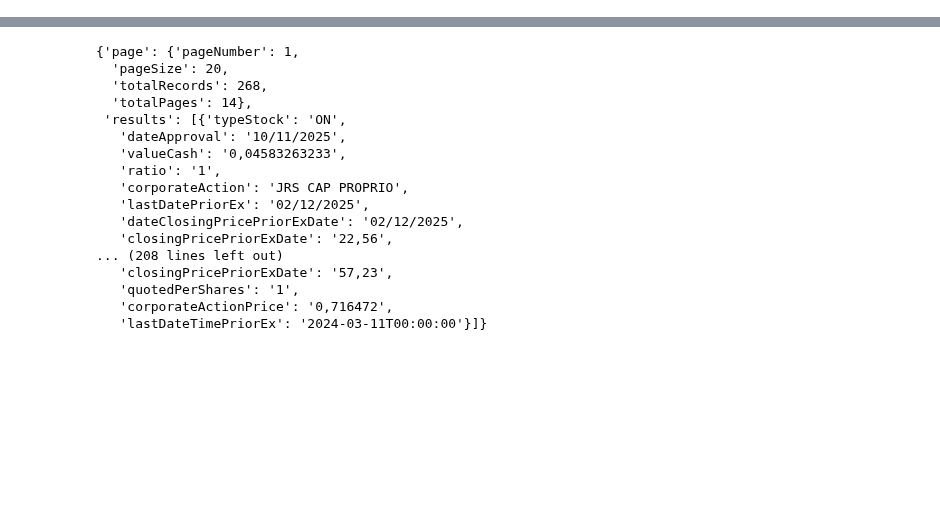
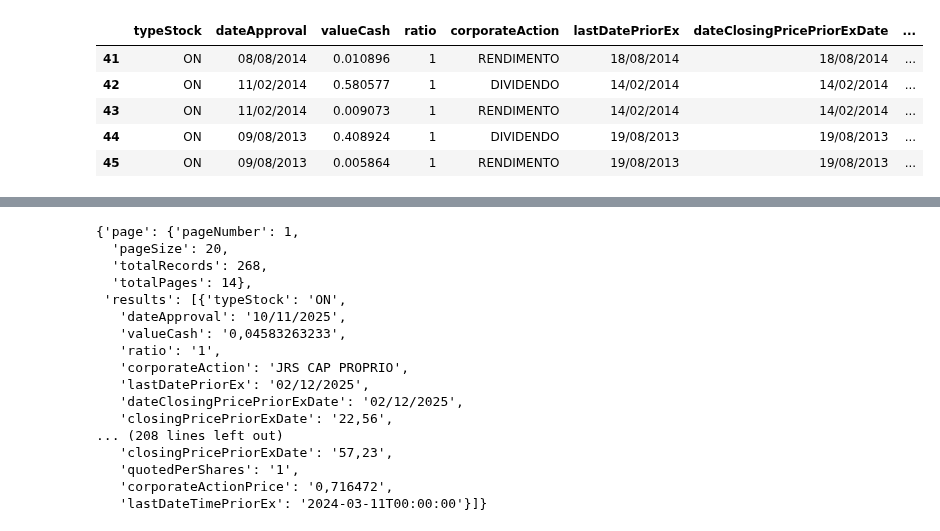
Before and after one commit to BDonadelli/Finance-playground, a Jupyter notebook: B3_dividendos.ipynb, the cells around one changed output, grey strips where cells are left out. Saved outputs shown, nothing was run; the diff lists cells and outputs as text; code cells hidden in the pictures; blank space fills up the shorter version.

```diff
--- a/B3_dividendos.ipynb
+++ b/B3_dividendos.ipynb
@@ -5,0 +61,9 @@ from base64 import b64encode, b64decode
+# %%
+data.tail()
+# %% [output]
+|  | typeStock | dateApproval | valueCash | ratio | corporateAction | lastDatePriorEx | dateClosingPricePriorExDate | ... |
+| 41 | ON | 08/08/2014 | 0.010896 | 1 | RENDIMENTO | 18/08/2014 | 18/08/2014 | ... |
+| 42 | ON | 11/02/2014 | 0.580577 | 1 | DIVIDENDO | 14/02/2014 | 14/02/2014 | ... |
+| 43 | ON | 11/02/2014 | 0.009073 | 1 | RENDIMENTO | 14/02/2014 | 14/02/2014 | ... |
+| 44 | ON | 09/08/2013 | 0.408924 | 1 | DIVIDENDO | 19/08/2013 | 19/08/2013 | ... |
+| 45 | ON | 09/08/2013 | 0.005864 | 1 | RENDIMENTO | 19/08/2013 | 19/08/2013 | ... |
```
Also changed, not shown: parts of 23 cells of this notebook.
